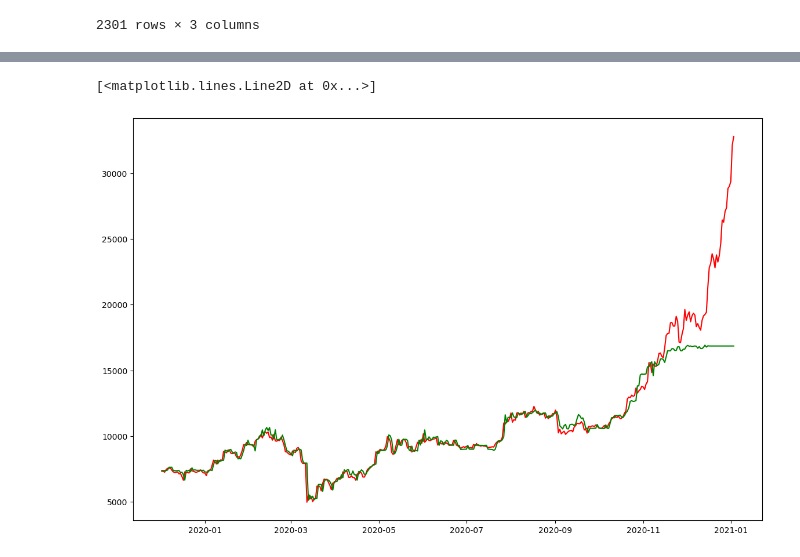
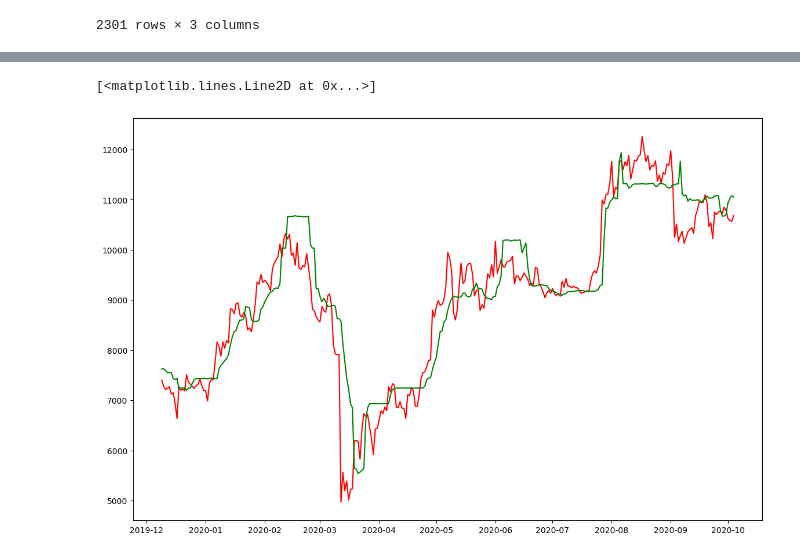
Before and after one commit to faizanamir01/CS-361-ML-Final-Project, a Jupyter notebook: linearreg.ipynb, the cells around one changed output, grey strips where cells are left out. Cells and saved outputs as stored; diff of their text form; code cells hidden in the pictures.

```diff
--- a/linearreg.ipynb
+++ b/linearreg.ipynb
@@ -250,9 +250,23 @@ df
 #     plotcharts(join_norm.iloc[:,i].dropna(), title=join_norm.columns[i], lags=48)
 # %%
 df['CloseLag1'] = df['Close'].shift(1)
+df['CloseLag2']=df['Close'].shift(2)
+df['CloseLag3']=df['Close'].shift(3)
+df['CloseLag4']=df['Close'].shift(4)
+df['CloseLag5']=df['Close'].shift(5)
+df['CloseLag6']=df['Close'].shift(6)
+df['CloseLag7']=df['Close'].shift(7)
+df['CloseLag8']=df['Close'].shift(8)
+df['CloseLag9']=df['Close'].shift(9)
 df['VolLag1'] = df['Volume'].shift(1)
 df['VolLag2'] = df['Volume'].shift(2)
+df['VolLag3'] = df['Volume'].shift(3)
 df['PriceLag1'] = df['Price'].shift(1)
 df=df.dropna()
+df['VolLag']=df[['VolLag1','VolLag2','VolLag3']].mean(axis=1)
+df['Closelag'] = df[['CloseLag1', 'CloseLag2', 'CloseLag3', 'CloseLag4', 'CloseLag5', 'CloseLag6', 'CloseLag7','CloseLag8', 'CloseLag9']].mean(axis=1)
+df.drop(columns=['CloseLag1', 'CloseLag2', 'CloseLag3', 'CloseLag4', 'CloseLag5', 'CloseLag6', 'CloseLag7','CloseLag8', 'CloseLag9'], inplace=True)
+df.drop(columns=['VolLag1','VolLag2','VolLag3'], inplace=True)
+df.dropna(inplace=True)
 df
 # %% [output]
@@ -300,7 +314,7 @@ log_diff
 # %%
 # Splitting the dataset into training & test subsets
 
-X, y = log_diff.iloc[:,3:], log_diff.iloc[:,-7]
+X, y = log_diff.iloc[:,3:], log_diff.iloc[:,-6]
 # data_dmatrix = xgb.DMatrix(data=X,label=y)
 X=X.reset_index()
 y=y.reset_index()
@@ -310,8 +324,8 @@ y=y.reset_index()
 # X_test=X_test.index.sort()
 X_train =X.loc[X.index < 1900]
 y_train =y.loc[y.index < 1900]
-X_test =X.loc[X.index >= 1900]
-y_test =y.loc[y.index >= 1900]
+X_test =X.loc[(X.index >= 1900) & (X.index<=2200)]
+y_test =y.loc[(y.index >= 1900) & (y.index<=2200)]
 
 X_train['Date'] = pd.to_datetime(X_train['Date'])
 X_train=X_train.sort_values(by='Date')
@@ -582,10 +600,14 @@ lr_pred = mlr.predict(X_test.iloc[:,1:])
 # %%
-rf_regressor=RandomForestRegressor(n_estimators=150,max_depth=6)
+rf_regressor=RandomForestRegressor(n_estimators=100,max_depth=5)
 rf_regressor.fit(X_train.iloc[:,1:], y_train.iloc[:,1])
 rf_pred=rf_regressor.predict(X_test.iloc[:,1:])
+plt.figure(figsize=(14, 9))
+
+plt.plot(X_test['Date'],y_test['Close'],color='red')
+plt.plot(X_test['Date'],rf_pred,color='green')
 # %% [output]
 [<matplotlib.lines.Line2D at 0x...>]
-[figure, old version]
+[figure, new version]
 # %%
 # xg_reg = xgb.XGBRegressor(objective ='reg:linear', colsample_bytree = 0.3, learning_rate = 0.03, max_depth = 4, alpha = 10, n_estimators = 200)
 # %%
```
Also changed, not shown: parts of 23 cells of this notebook.
